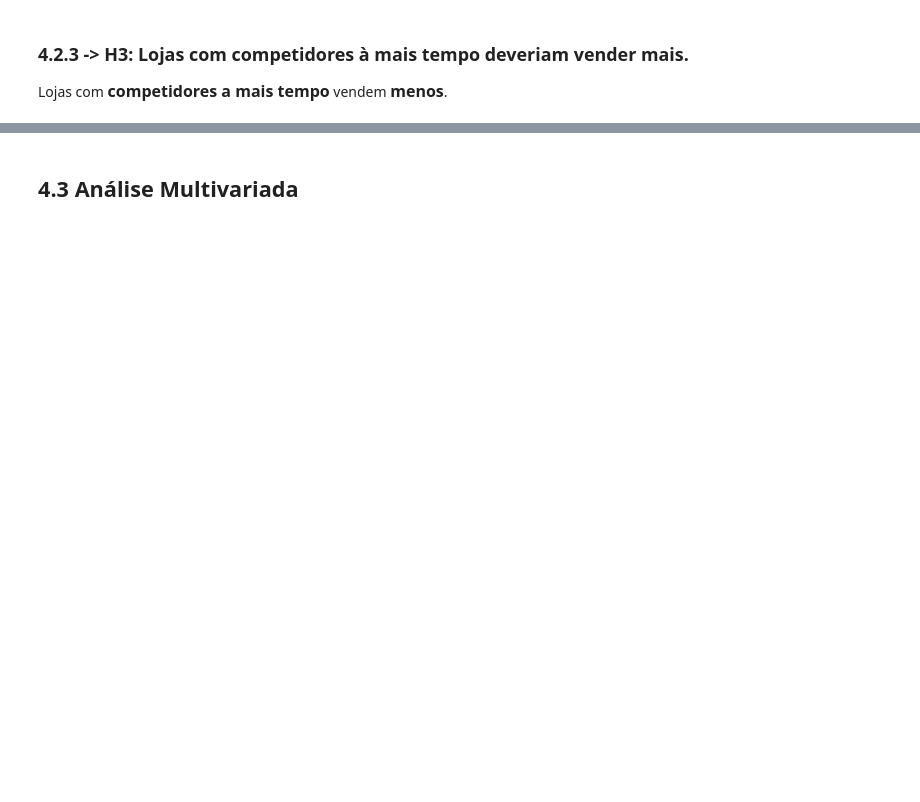
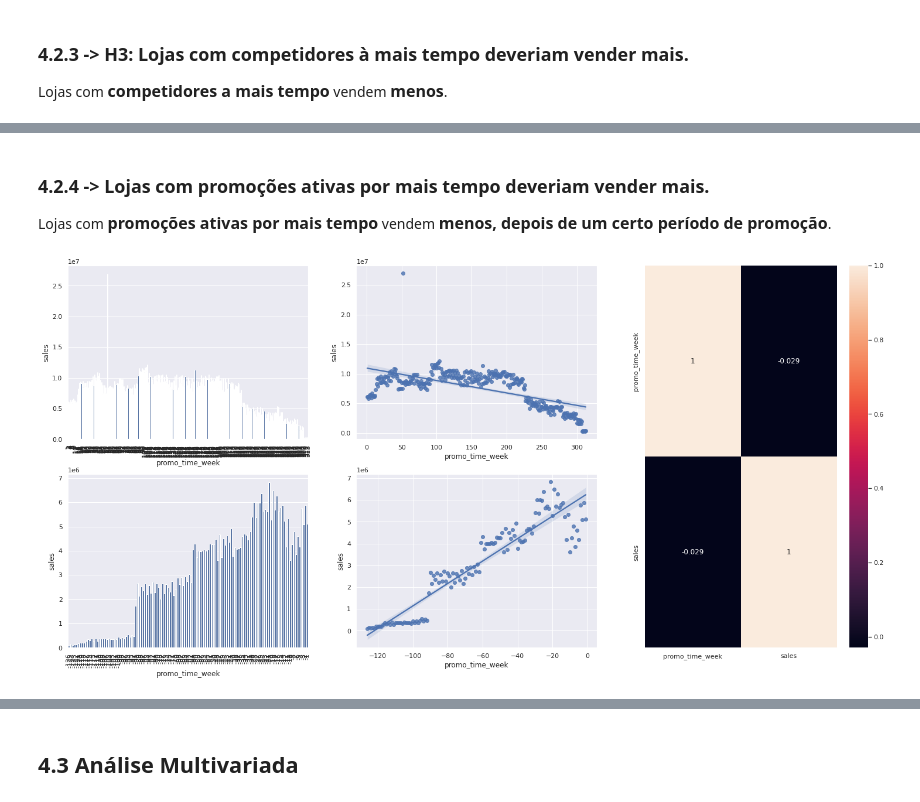
Before and after one commit to gustavo-moretto/Rossman-Sales-Prediction, a Jupyter notebook: rossmann_sales_prediction.ipynb, the cells around one changed output, grey strips where cells are left out. Saved outputs shown, nothing was run; the diff lists cells and outputs as text; code cells hidden in the pictures; blank space fills up the shorter version.

```diff
--- a/rossmann_sales_prediction.ipynb
+++ b/rossmann_sales_prediction.ipynb
@@ -583,0 +586,28 @@ sns.heatmap(aux2.corr(method='pearson'), annot=True);
+# %% [markdown]
+### 4.2.4 -> Lojas com promoções ativas por mais tempo deveriam vender mais.
+Lojas com <span style="font-size:16px"><b>promoções ativas por mais tempo</b></span> vendem <span style="font-size:16px"><b>menos, depois de um certo período de promoção</b></span>.
+# %%
+aux1 = df4[['promo_time_week', 'sales']].groupby('promo_time_week').sum().reset_index()
+
+grid = GridSpec(2,3)
+
+plt.subplot(grid[0,0])
+aux2 = aux1[aux1['promo_time_week'] > 0] # extended promo
+sns.barplot(x='promo_time_week', y='sales', data=aux2, color='b');
+plt.xticks(rotation=90);
+
+plt.subplot(grid[0,1])
+sns.regplot(x='promo_time_week', y='sales', data=aux2);
+
+plt.subplot(grid[1,0])
+aux3 = aux1[aux1['promo_time_week'] < 0] # regular promo
+sns.barplot(x='promo_time_week', y='sales', data=aux3, color='b');
+plt.xticks(rotation=90);
+
+plt.subplot(grid[1,1])
+sns.regplot(x='promo_time_week', y='sales', data=aux3);
+
+plt.subplot(grid[:,2])
+sns.heatmap(aux1.corr(method='pearson'), annot=True);
+# %% [output]
+[figure, added]
```
Also changed, not shown: parts of 13 cells of this notebook.
